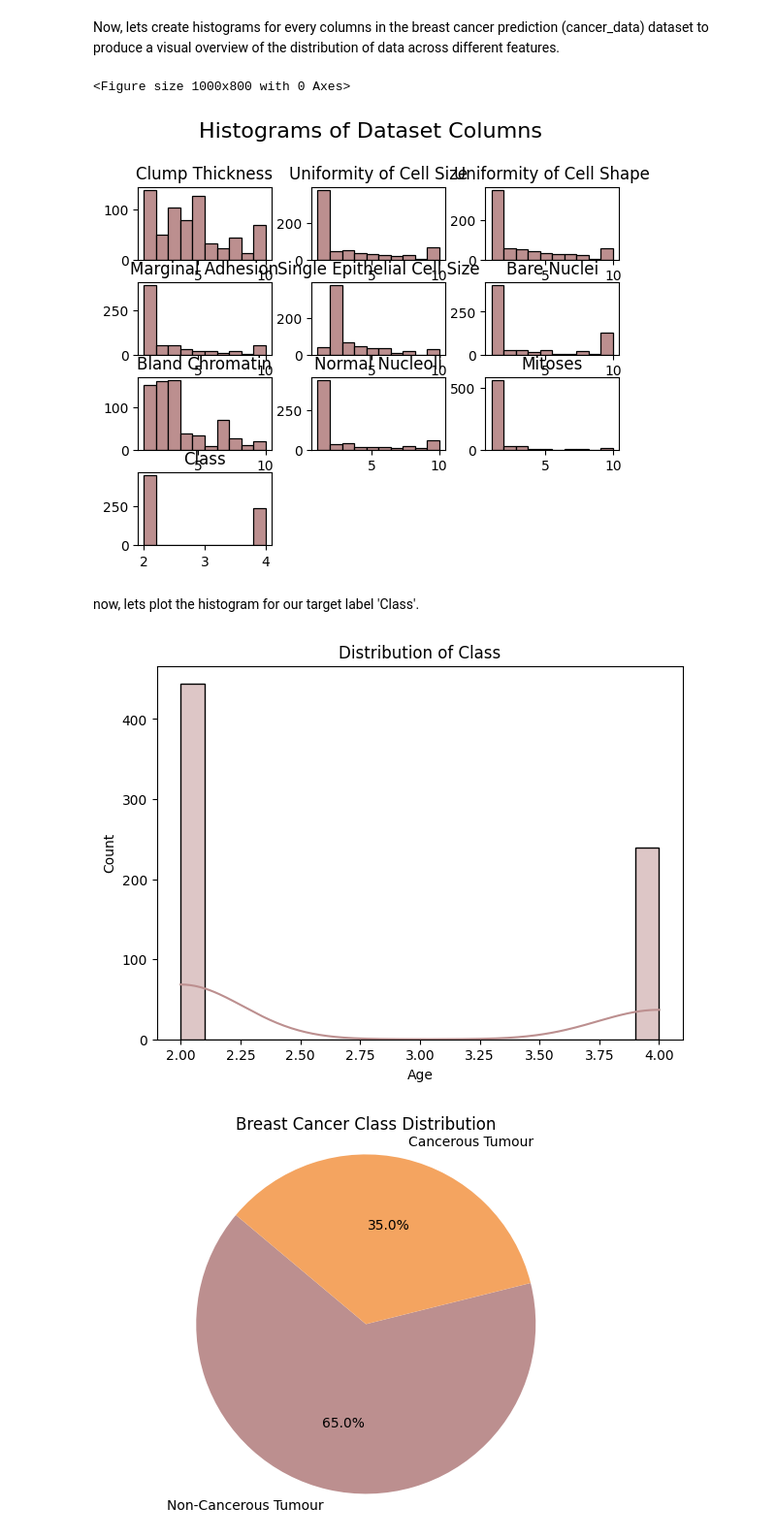
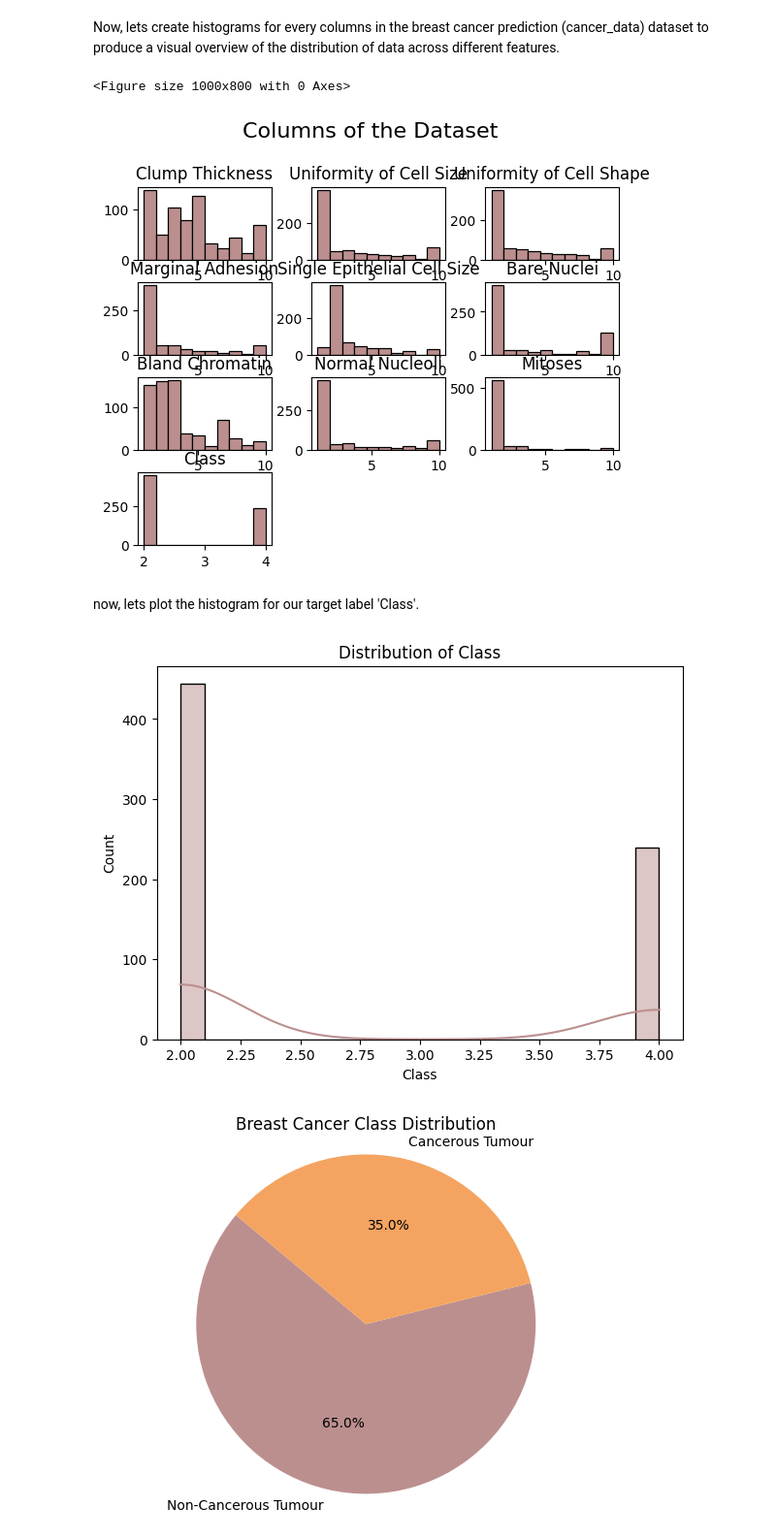
Before and after one commit to SherinHartman1098/M606_Machine-Learning-Project, a Jupyter notebook: Breast_Cancer_Prediction.ipynb, the cells around one changed output. Shown: that part at 97% size. Drawn from its saved outputs; the diff is of its cells as text; code cells hidden in the pictures.

```diff
--- a/Breast_Cancer_Prediction.ipynb
+++ b/Breast_Cancer_Prediction.ipynb
@@ -138,23 +138,23 @@ dtype: object
 # %%
 plt.figure(figsize=(10, 8))
 plt.subplots_adjust(hspace=4.5, wspace=5.7)
 cancer_data.hist(color='#BC8F8F', edgecolor='black', linewidth=0.9, grid=False)
-plt.suptitle('Histograms of Dataset Columns', x=0.5, y=1.02, fontsize=16)
+plt.suptitle('Columns of the Dataset', x=0.5, y=1.02, fontsize=16)
 plt.show()
 # %% [output]
 <Figure size 1000x800 with 0 Axes>
-[figure, old version]
+[figure, new version]
 # %% [markdown]
 <p>now, lets plot the histogram for our target label 'Class'.</p>
 # %%
 plt.figure(figsize=(7, 5))
 sns.histplot(cancer_data['Class'], bins=20, kde=True, color='#BC8F8F')
 plt.title('Distribution of Class')
-plt.xlabel('Age')
+plt.xlabel('Class')
 plt.ylabel('Count')
 plt.show()
 # %% [output]
-[figure, old version]
+[figure, new version]
 # %%
 counts = cancer_data['Class'].value_counts()
 labels = ['Non-Cancerous Tumour', 'Cancerous Tumour']
```
Also changed, not shown: parts of 12 cells of this notebook, 1 other file.
